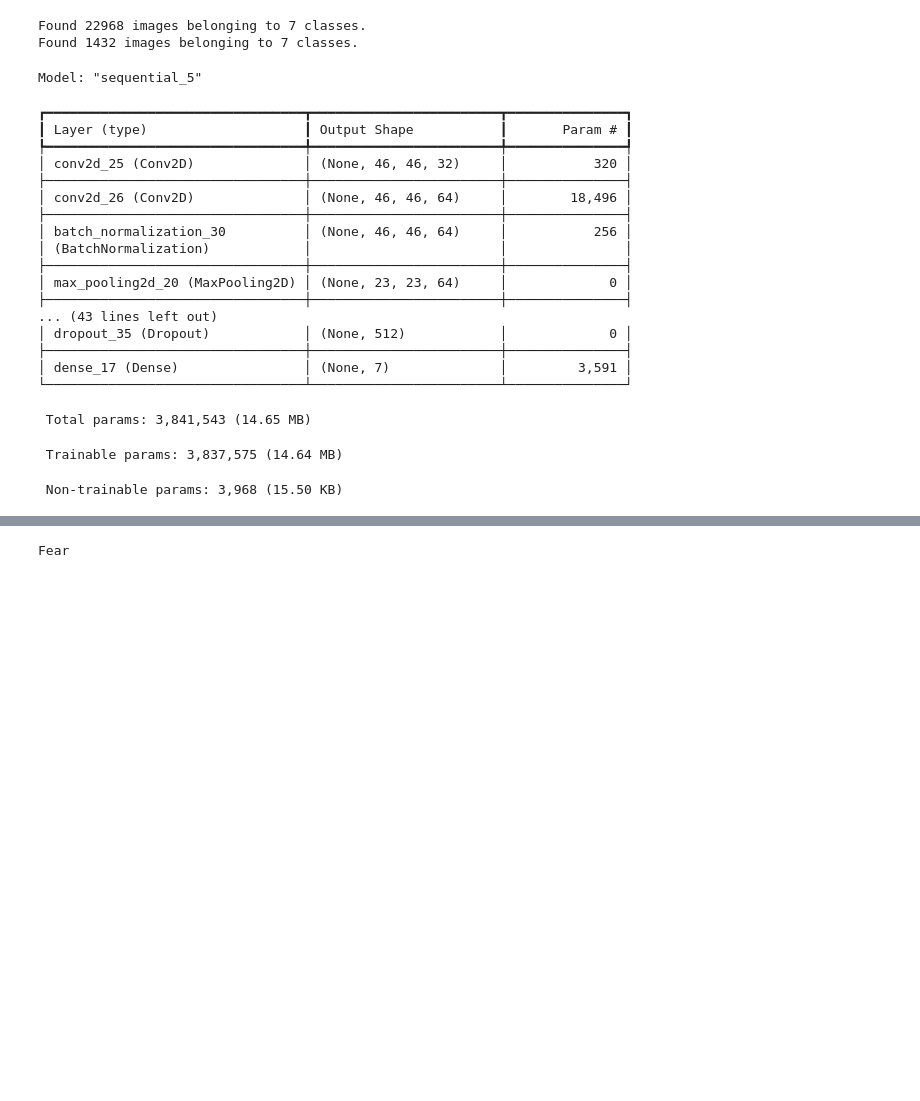
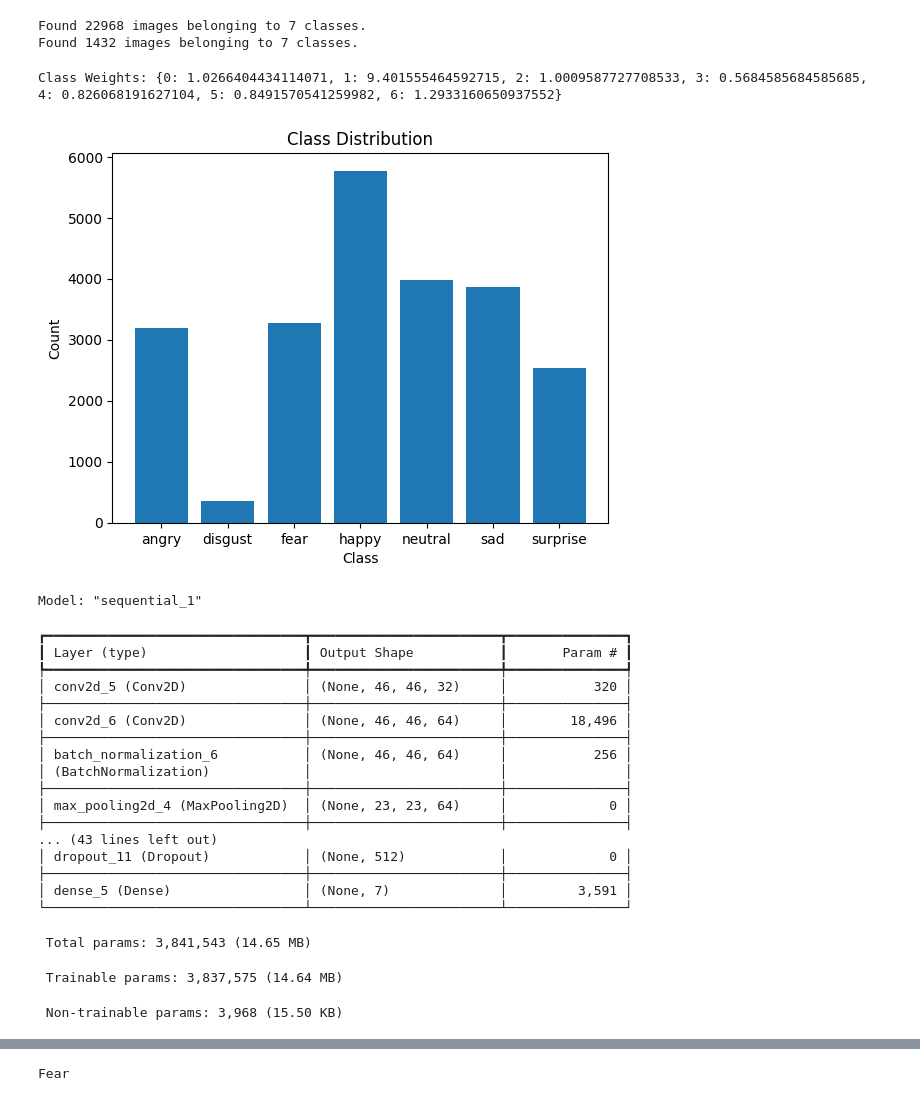
Before and after one commit to Anirudh-N-15/FER2013-CNN-trained, a Jupyter notebook: CNN.ipynb, the cells around one changed output, grey strips where cells are left out. Drawn from its saved outputs; the diff is of its cells as text; code cells hidden in the pictures; blank space fills up the shorter version.

```diff
--- a/CNN.ipynb
+++ b/CNN.ipynb
@@ -44,6 +48,38 @@ validation_generator = validation_datagen.flow_from_directory(directory = test_d
 # %% [output]
 Found 22968 images belonging to 7 classes.
 Found 1432 images belonging to 7 classes.
+# %%
+class_indices = train_generator.class_indices  # Mapping of class names to indices
+class_labels = list(class_indices.values())   # Class indices as a list
+class_names = list(class_indices.keys())      # Class names as a list
+
+# Calculate class weights
+class_weights = compute_class_weight(
+    class_weight='balanced',
+    classes=np.unique(train_generator.classes),  # Unique class labels
+    y=train_generator.classes                   # Class labels from training data
+)
+
+# Convert to a dictionary (Keras expects a dictionary)
+class_weights_dict = {class_label: weight for class_label, weight in zip(class_labels, class_weights)}
+print("Class Weights:", class_weights_dict)
+
+class_weights_dict[1] = min(class_weights_dict[1], 5.0)  # Cap extreme weights
+
+for key in class_weights_dict:
+    class_weights_dict[key] = max(0.5, min(class_weights_dict[key], 5.0))
+# %% [output]
+Class Weights: {0: 1.0266404434114071, 1: 9.401555464592715, 2: 1.0009587727708533, 3: 0.5684585684585685, 4: 0.826068191627104, 5: 0.8491570541259982, 6: 1.2933160650937552}
+# %%
+class_counts = np.bincount(train_generator.classes)
+
+plt.bar(range(len(class_counts)), class_counts, tick_label=class_names)
+plt.title("Class Distribution")
+plt.xlabel("Class")
+plt.ylabel("Count")
+plt.show()
+# %% [output]
+[figure, added]
 # %%
 model = tf.keras.Sequential([
 
@@ -85,30 +121,30 @@ model = tf.keras.Sequential([
         tf.keras.layers.Dense(7, activation='softmax')
     ])
 # %%
-optimiser = tf.keras.optimizers.Adam(learning_rate=0.0001)
+optimiser = tf.keras.optimizers.Adam(learning_rate=0.00001)
 model.compile(optimizer=optimiser,
                   loss='categorical_crossentropy',
                   metrics=['accuracy'])
 
 model.summary()
 # %% [output]
-Model: "sequential_5"
+Model: "sequential_1"
 ┏━━━━━━━━━━━━━━━━━━━━━━━━━━━━━━━━━┳━━━━━━━━━━━━━━━━━━━━━━━━┳━━━━━━━━━━━━━━━┓
 ┃ Layer (type)                    ┃ Output Shape           ┃       Param # ┃
 ┡━━━━━━━━━━━━━━━━━━━━━━━━━━━━━━━━━╇━━━━━━━━━━━━━━━━━━━━━━━━╇━━━━━━━━━━━━━━━┩
-│ conv2d_25 (Conv2D)              │ (None, 46, 46, 32)     │           320 │
+│ conv2d_5 (Conv2D)               │ (None, 46, 46, 32)     │           320 │
 ├─────────────────────────────────┼────────────────────────┼───────────────┤
-│ conv2d_26 (Conv2D)              │ (None, 46, 46, 64)     │        18,496 │
+│ conv2d_6 (Conv2D)               │ (None, 46, 46, 64)     │        18,496 │
 ├─────────────────────────────────┼────────────────────────┼───────────────┤
-│ batch_normalization_30          │ (None, 46, 46, 64)     │           256 │
+│ batch_normalization_6           │ (None, 46, 46, 64)     │           256 │
 │ (BatchNormalization)            │                        │               │
 ├─────────────────────────────────┼────────────────────────┼───────────────┤
-│ max_pooling2d_20 (MaxPooling2D) │ (None, 23, 23, 64)     │             0 │
+│ max_pooling2d_4 (MaxPooling2D)  │ (None, 23, 23, 64)     │             0 │
 ├─────────────────────────────────┼────────────────────────┼───────────────┤
 ... (43 lines left out)
-│ dropout_35 (Dropout)            │ (None, 512)            │             0 │
+│ dropout_11 (Dropout)            │ (None, 512)            │             0 │
 ├─────────────────────────────────┼────────────────────────┼───────────────┤
-│ dense_17 (Dense)                │ (None, 7)              │         3,591 │
+│ dense_5 (Dense)                 │ (None, 7)              │         3,591 │
 └─────────────────────────────────┴────────────────────────┴───────────────┘
  Total params: 3,841,543 (14.65 MB)
  Trainable params: 3,837,575 (14.64 MB)
```
Also changed, not shown: parts of 12 cells of this notebook.
